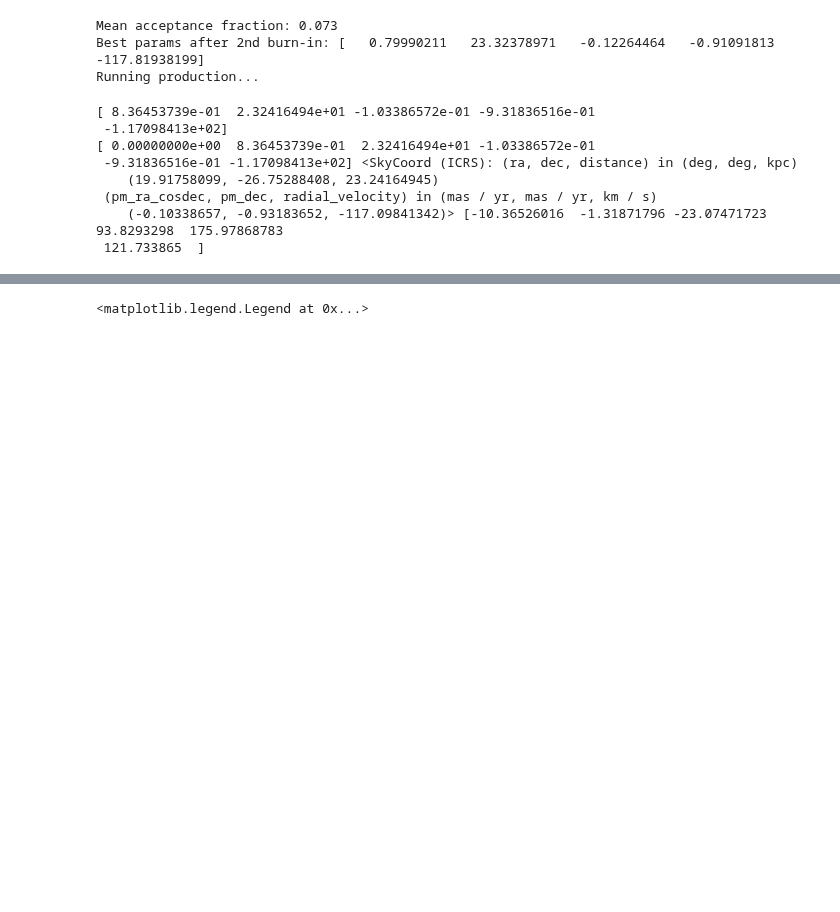
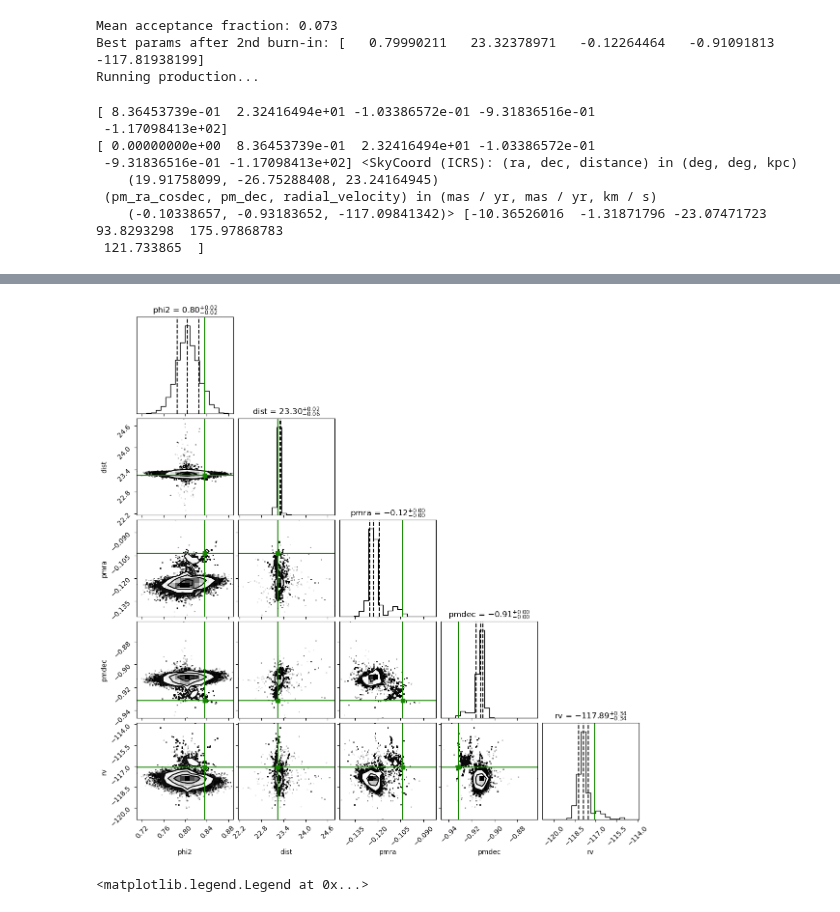
Before and after one commit to shriy-stars/mw_gpotential_streams, a Jupyter notebook: notebooks/ella_fit_2026.ipynb, the cells around one changed output, grey strips where cells are left out. Saved outputs shown, nothing was run; the diff lists cells and outputs as text; code cells hidden in the pictures; blank space fills up the shorter version.

```diff
--- a/notebooks/ella_fit_2026.ipynb
+++ b/notebooks/ella_fit_2026.ipynb
@@ -249,7 +249,7 @@ print(prog_pars_best, aau_c_best, prog_gal_best)
 labels = ['phi2', 'dist', 'pmra', 'pmdec', 'rv']
 
 fig = corner.corner(
-    samples,
+    flat_samples,
     labels=labels,
     quantiles=[0.16, 0.5, 0.84],
     show_titles=True,
@@ -257,6 +257,6 @@ fig = corner.corner(
     truths=prog_pars_max,  # Show best fit
     truth_color='#168600', fig_kwargs={'figsize': (4, 4)}
 )
+plt.savefig('mcmc_corner_2026.pdf')
 plt.show()
-plt.savefig('mcmc_corner_2026.pdf')
 # %% [output]
@@ -264,3 +268,4 @@ AssertionError: The input sample array must be 1- or 2-D.
+[figure, added]
 # %%
 #generate the stream with best_fit_params
 gen_best_stream = create_stream_particle_spray(
```
Also changed, not shown: parts of 2 cells of this notebook, 2 other files.
